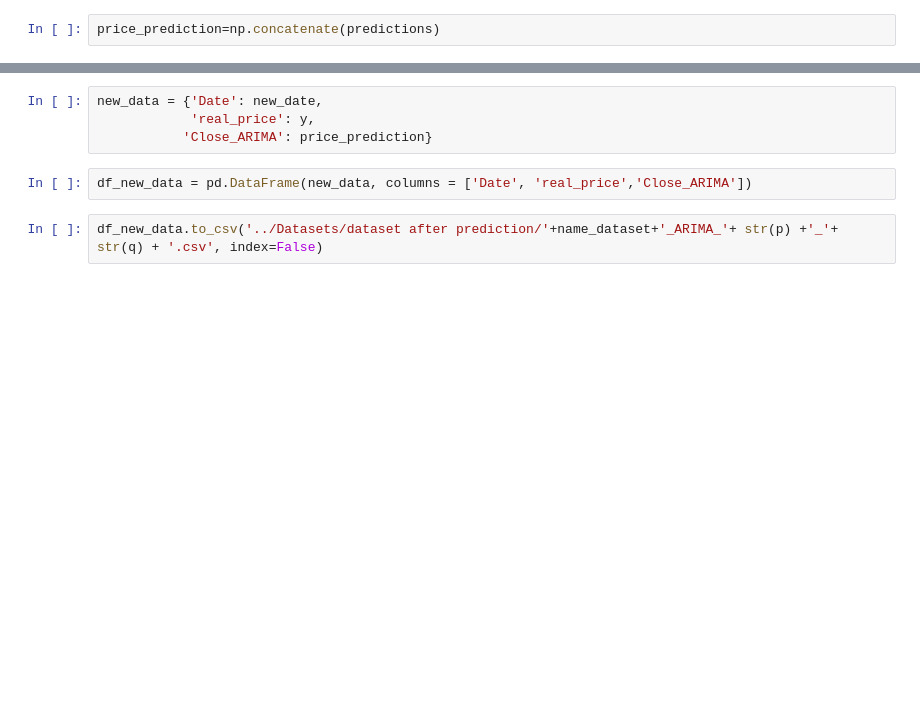
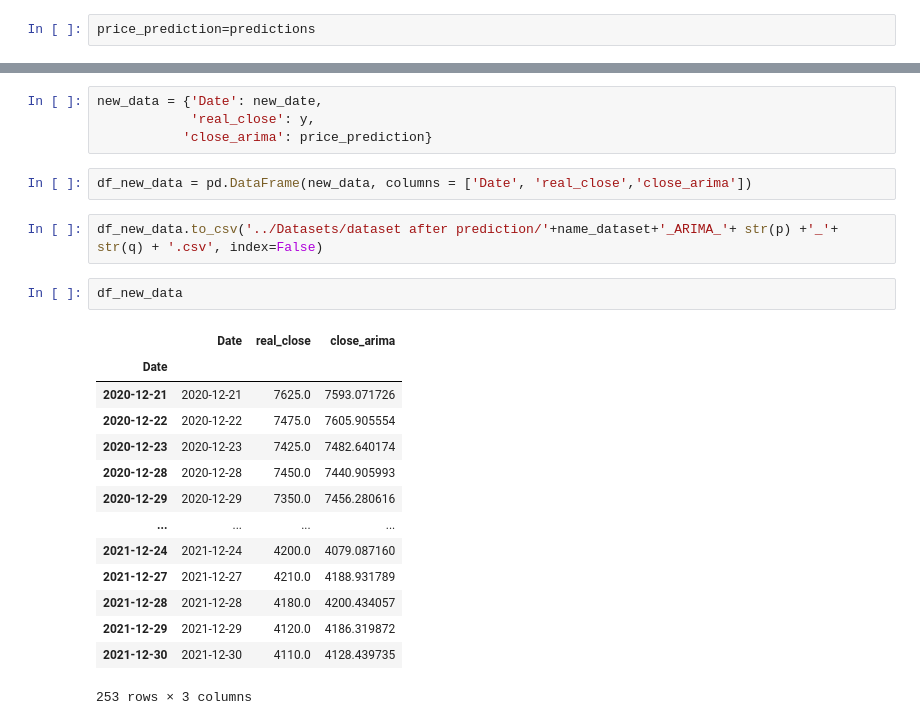
Before and after one commit to yoelagustinus/TugasAkhir, a Jupyter notebook: FINAL Codingan for TA/ARIMA TA Stock Price Prediction.ipynb, the cells around one changed output, grey strips where cells are left out. Cells and saved outputs as stored; diff of their text form; blank space fills up the shorter version.

```diff
--- a/FINAL Codingan for TA/ARIMA TA Stock Price Prediction.ipynb
+++ b/FINAL Codingan for TA/ARIMA TA Stock Price Prediction.ipynb
@@ -203,14 +197,31 @@ plt.show()
 # %%
-price_prediction=np.concatenate(predictions)
+price_prediction=predictions
 # %%
 new_date = pd.to_datetime(test_data.index)
 # %% [markdown]
 ## Save as new Dataset
 # %%
 new_data = {'Date': new_date,
-            'real_price': y,
-           'Close_ARIMA': price_prediction}
+            'real_close': y,
+           'close_arima': price_prediction}
 # %%
-df_new_data = pd.DataFrame(new_data, columns = ['Date', 'real_price','Close_ARIMA'])
+df_new_data = pd.DataFrame(new_data, columns = ['Date', 'real_close','close_arima'])
 # %%
 df_new_data.to_csv('../Datasets/dataset after prediction/'+name_dataset+'_ARIMA_'+ str(p) +'_'+ str(q) + '.csv', index=False)
+# %%
+df_new_data
+# %% [output]
+|  | Date | real_close | close_arima |
+| Date |  |  |  |
+| 2020-12-21 | 2020-12-21 | 7625.0 | 7593.071726 |
+| 2020-12-22 | 2020-12-22 | 7475.0 | 7605.905554 |
+| 2020-12-23 | 2020-12-23 | 7425.0 | 7482.640174 |
+| 2020-12-28 | 2020-12-28 | 7450.0 | 7440.905993 |
+| 2020-12-29 | 2020-12-29 | 7350.0 | 7456.280616 |
+| ... | ... | ... | ... |
+| 2021-12-24 | 2021-12-24 | 4200.0 | 4079.087160 |
+| 2021-12-27 | 2021-12-27 | 4210.0 | 4188.931789 |
+| 2021-12-28 | 2021-12-28 | 4180.0 | 4200.434057 |
+| 2021-12-29 | 2021-12-29 | 4120.0 | 4186.319872 |
+| 2021-12-30 | 2021-12-30 | 4110.0 | 4128.439735 |
+253 rows × 3 columns
```
Also changed, not shown: parts of 12 cells of this notebook.
